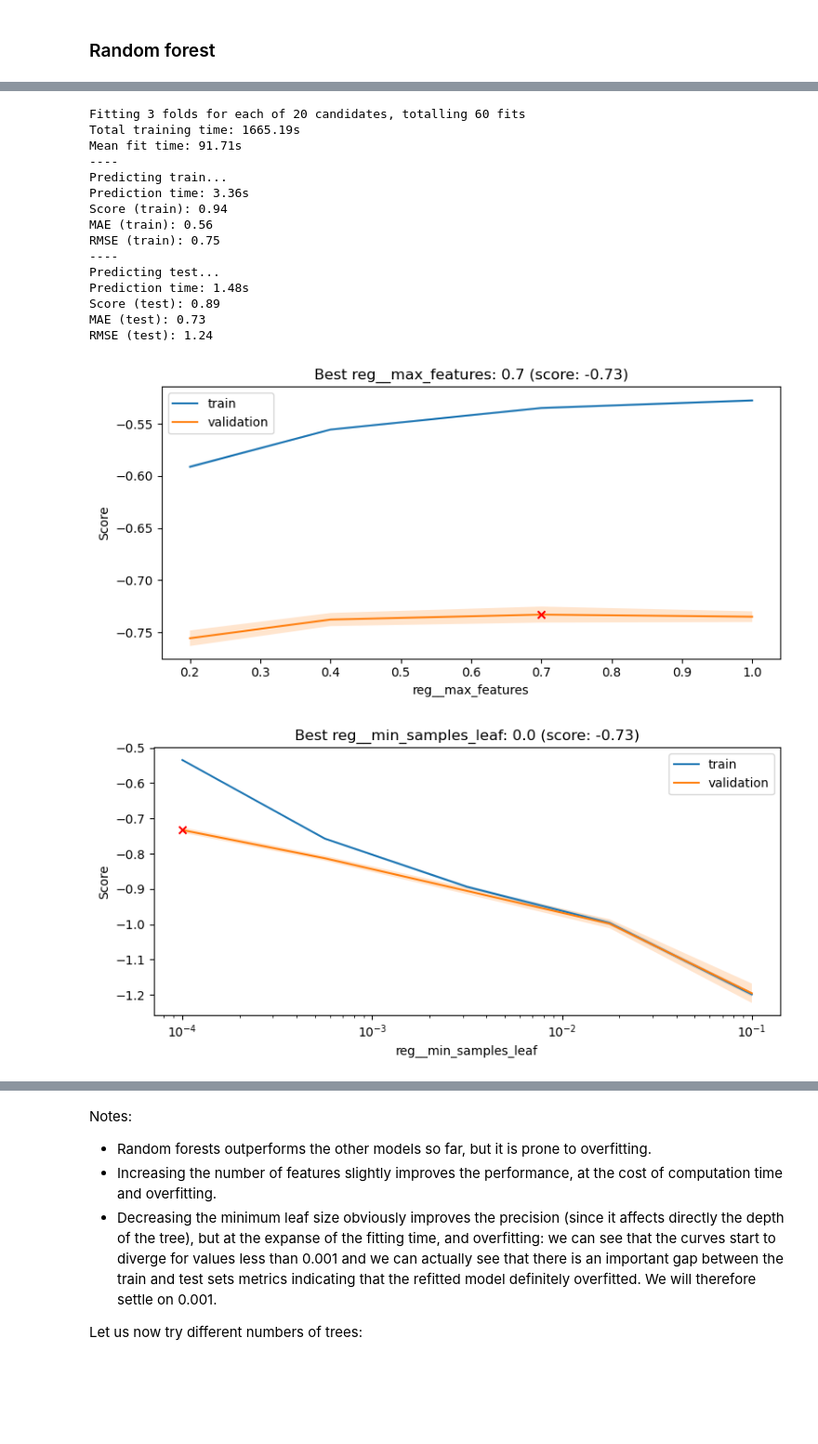
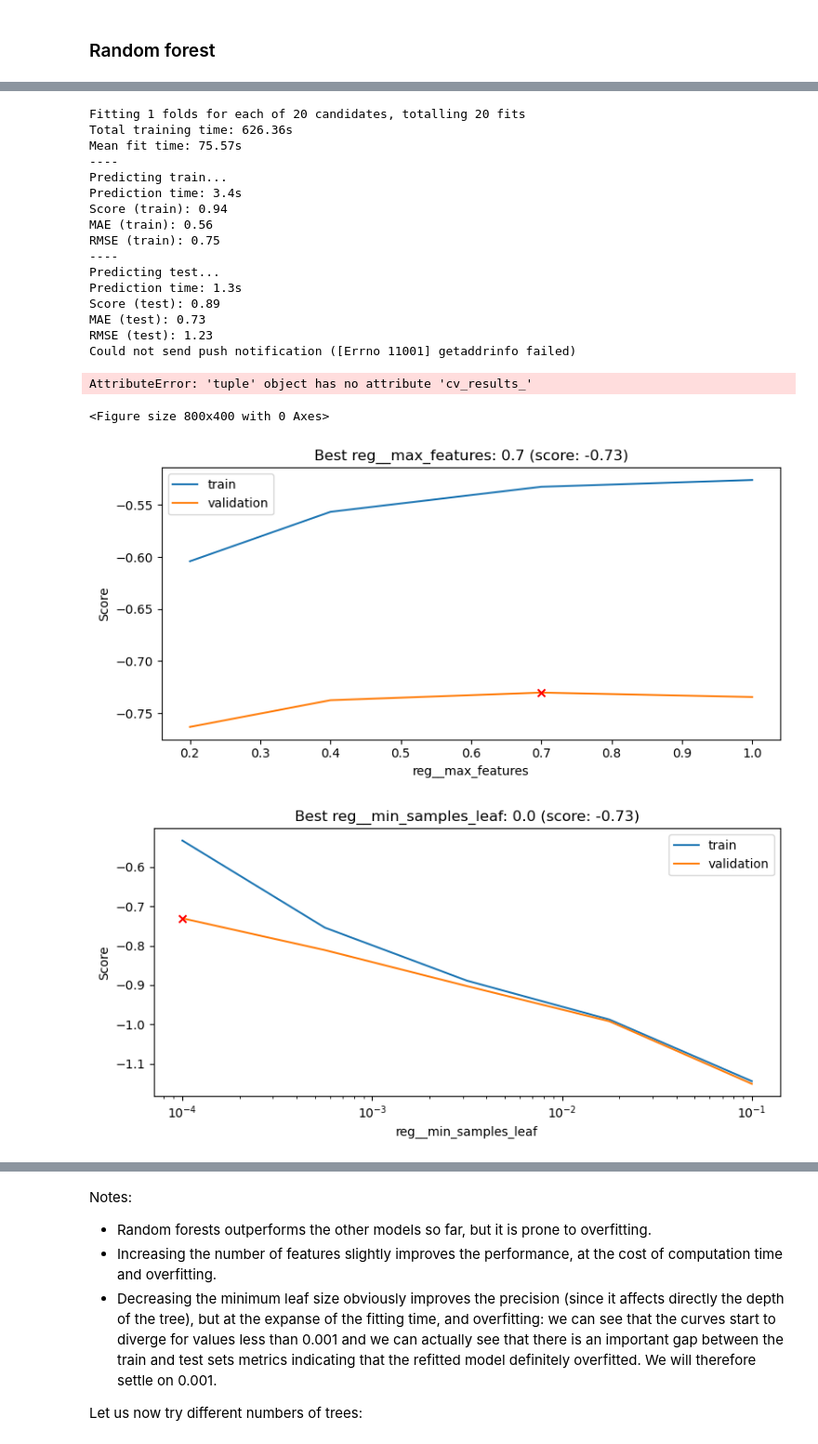
Before and after one commit to marcadella/GPP-prediction, a Jupyter notebook: 4_data_modeling.ipynb, the cells around one changed output, grey strips where cells are left out. Shown at 93% size. Drawn from its saved outputs; the diff is of its cells as text; code cells hidden in the pictures; blank space fills up the shorter version.

```diff
--- a/4_data_modeling.ipynb
+++ b/4_data_modeling.ipynb
@@ -375,26 +378,39 @@ grid = make_grid(
         "reg__min_samples_leaf": np.logspace(-4, -1, num=5),
     },
 )
-model = eval_model(
-    "rf_full", RandomForestRegressor(), grid, X_tv, y_tv, X_test, y_test, n_splits=3
+model, _, _, _, _, _ = eval_model(
+    "rf_full", RandomForestRegressor(), grid, X_tv, y_tv, X_test, y_test,
+    features=rf_features,
+    n_splits=1
 )
 hyperparam_graph(model, "reg__max_features", xlog=False)
 hyperparam_graph(model, "reg__min_samples_leaf", xlog=True)
+hyperparam_plot(model, ["reg__max_features", "reg__min_samples_leaf"], figsize=(6, 8))
 # %% [output]
-Fitting 3 folds for each of 20 candidates, totalling 60 fits
-Total training time: 1665.19s
-Mean fit time: 91.71s
+Fitting 1 folds for each of 20 candidates, totalling 20 fits
+Total training time: 626.36s
+Mean fit time: 75.57s
 ----
 Predicting train...
-Prediction time: 3.36s
+Prediction time: 3.4s
 Score (train): 0.94
 MAE (train): 0.56
 RMSE (train): 0.75
 ----
 Predicting test...
-Prediction time: 1.48s
+Prediction time: 1.3s
 Score (test): 0.89
 MAE (test): 0.73
-RMSE (test): 1.24
+RMSE (test): 1.23
+Could not send push notification ([Errno 11001] getaddrinfo failed)
-[figure, removed]
-[figure, removed]
+AttributeError: 'tuple' object has no attribute 'cv_results_'
+<Figure size 800x400 with 0 Axes>
+# %%
+hyperparam_graph(model[0], "reg__max_features", xlog=False)
+hyperparam_graph(model[0], "reg__min_samples_leaf", xlog=True)
+hyperparam_plot(
+    model[0], ["reg__max_features", "reg__min_samples_leaf"], figsize=(6, 8)
+)
+# %% [output]
+[figure, added]
+[figure, added]
```
Also changed, not shown: parts of 12 cells of this notebook, 7 other files.
